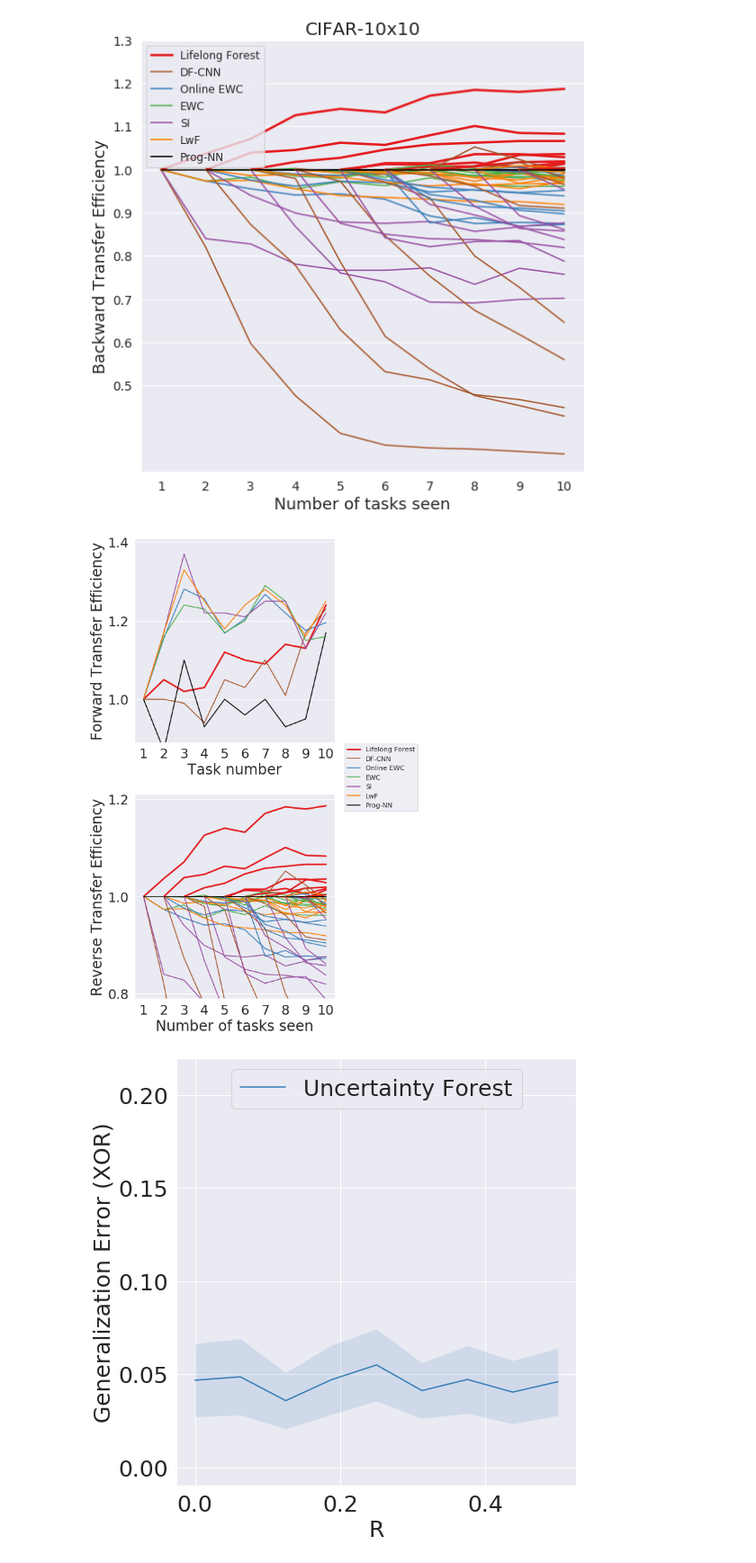
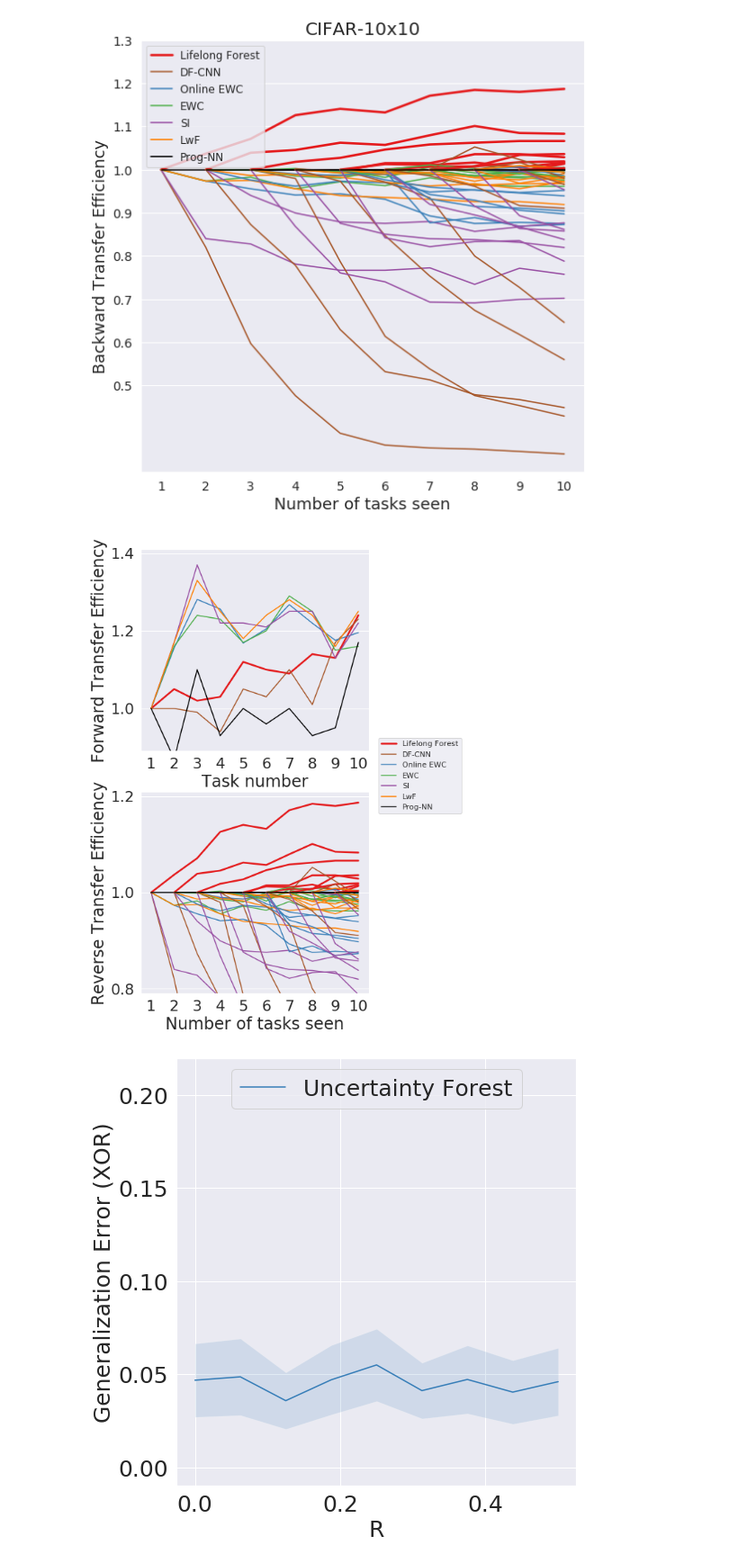
Before and after one commit to neurodata/lifelong-learning, a Jupyter notebook: cef/paper-figs-generator-local.ipynb, the cells around one changed output. Shown at 90% size. Cells and saved outputs as stored; diff of their text form; code cells hidden in the pictures.

```diff
--- a/cef/paper-figs-generator-local.ipynb
+++ b/cef/paper-figs-generator-local.ipynb
@@ -1604,7 +1604,7 @@ ax[0].set_ylim(0.89, 1.41)
 ax[0].tick_params(labelsize=ticksize)
 # ax[0].legend(algos, loc='upper left', fontsize=14)
 # ax[0].legend(algos, bbox_to_anchor=(1.2, -.2), loc=2, borderaxespad=0)
-fig.legend(algos, bbox_to_anchor=(.98, 0.5), loc='center left')
+
 ax[0].set_ylabel('Forward Transfer Efficiency', fontsize=fontsize)
 ax[0].set_xlabel('Task number', fontsize=fontsize)
 
@@ -1621,36 +1621,37 @@ for i in range(n_tasks - 1):
         et[j,:] = np.asarray(eta[j][i])
 
     ns = np.arange(i + 1, n_tasks + 1)
     for j in range(0,n_alg):
         if j == 0:
             if i == 0:
                 ax[1].plot(ns, et[j,:], label = algos[j], c=c[j], linewidth = 2.6)
             else:
                 ax[1].plot(ns, et[j,:], c=c[j], linewidth = 2.6)
         else:
             if i == 0:
                 ax[1].plot(ns, et[j,:], label = algos[j], c=c[j])
             else:
                 ax[1].plot(ns, et[j,:], c=c[j])
 
 
 # ax[1].set_title(ttle, fontsize=20)
 ax[1].set_xlabel('Number of tasks seen', fontsize=fontsize)
 ax[1].set_ylabel('Reverse Transfer Efficiency', fontsize=fontsize)
 # ax.set_ylim(0.05 - 0.01, 0.5 + 0.01)
 # box = ax.get_position()
 # ax.set_position([box.x0, box.y0, box.width * 0.8, box.height])
 # ax.legend(loc='center left', bbox_to_anchor=(1, 0.5))
 # ax[1].legend(loc='upper left', fontsize=12)
 ax[1].set_yticks([.8,1, 1.2])
 ax[1].set_xticks(np.arange(1,11))
 ax[1].set_ylim(0.79, 1.21)
 ax[1].tick_params(labelsize=ticksize)
 ax[1].grid(axis='x')
-plt.tight_layout()
-plt.savefig('fte_bte_stacked.pdf', bbox_inches="tight",pad_inches=1)
+# plt.tight_layout()
+lgd = fig.legend(algos, bbox_to_anchor=(.98, 0.445), loc='center left')
+plt.savefig('fte_bte_stacked.pdf', bbox_inches="tight",pad_inches=0.5, bbox_extra_artists=(lgd,))
 # %% [output]
-[figure, old version]
+[figure, new version]
 # %%
 def rxor_sweep(nx, nz, d, angle_params=np.pi*np.arange(0.5, step=0.125), m=100, subsample=0.32, return_posteriors=False, tqdm_=True, acorn=None):
     if acorn is not None:
```
Also changed, not shown: 1 other file.
